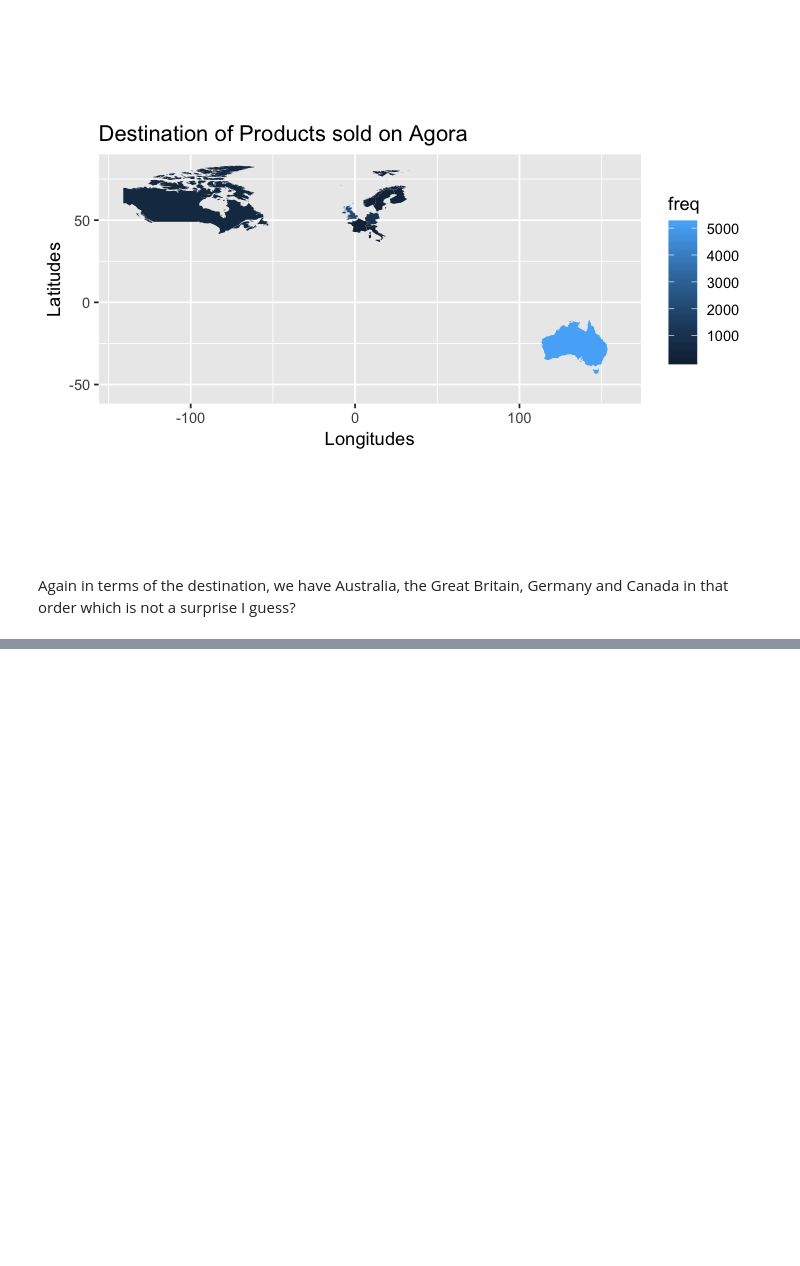
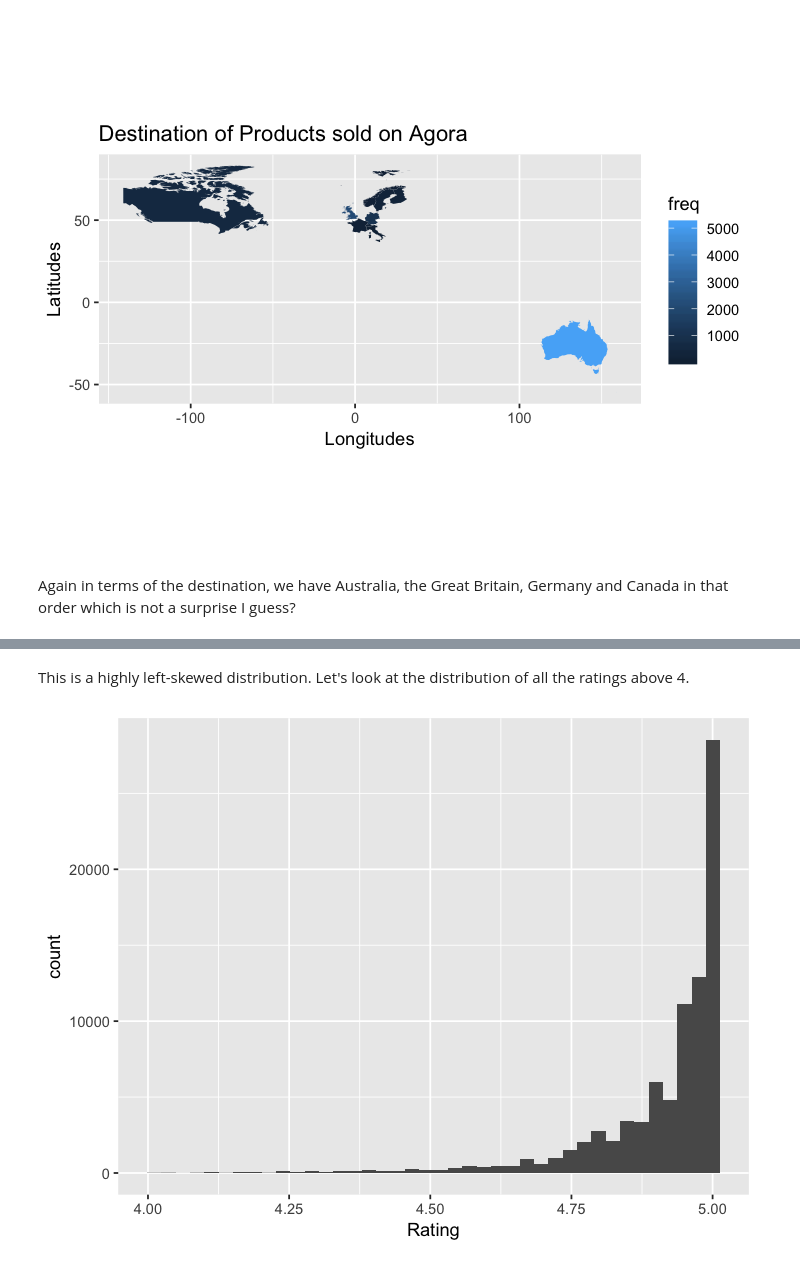
Before and after one commit to adityashrm21/exploratory_data_analysis, a Jupyter notebook: dark_net_marketplace/exploring_dark_market.ipynb, the cells around one changed output, grey strips where cells are left out. Drawn from its saved outputs; the diff is of its cells as text; code cells hidden in the pictures; blank space fills up the shorter version.

```diff
--- a/dark_net_marketplace/exploring_dark_market.ipynb
+++ b/dark_net_marketplace/exploring_dark_market.ipynb
@@ -550,0 +561,9 @@ Warning message:
+# %% [markdown]
+This is a highly left-skewed distribution. Let's look at the distribution of all the ratings above 4.
+# %%
+agora %>%
+    filter(Rating > 4) %>%
+    ggplot(aes(x = Rating)) +
+    geom_histogram(bins = 40)
+# %% [output]
+[figure, added]
```
Also changed, not shown: parts of 18 cells of this notebook.
